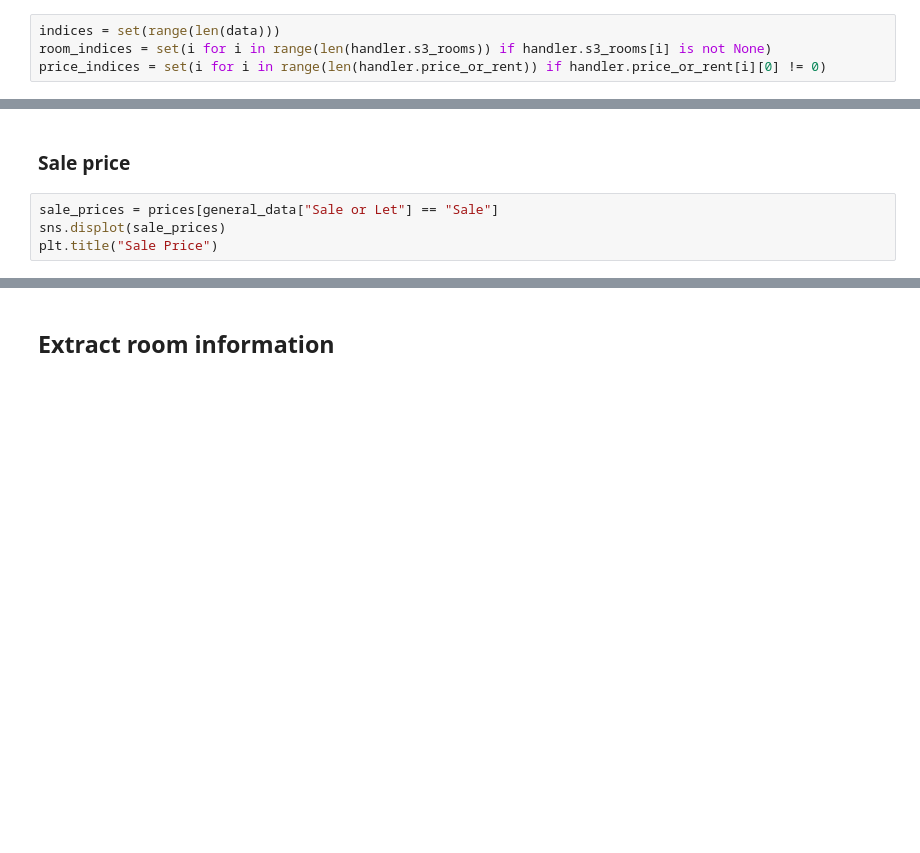
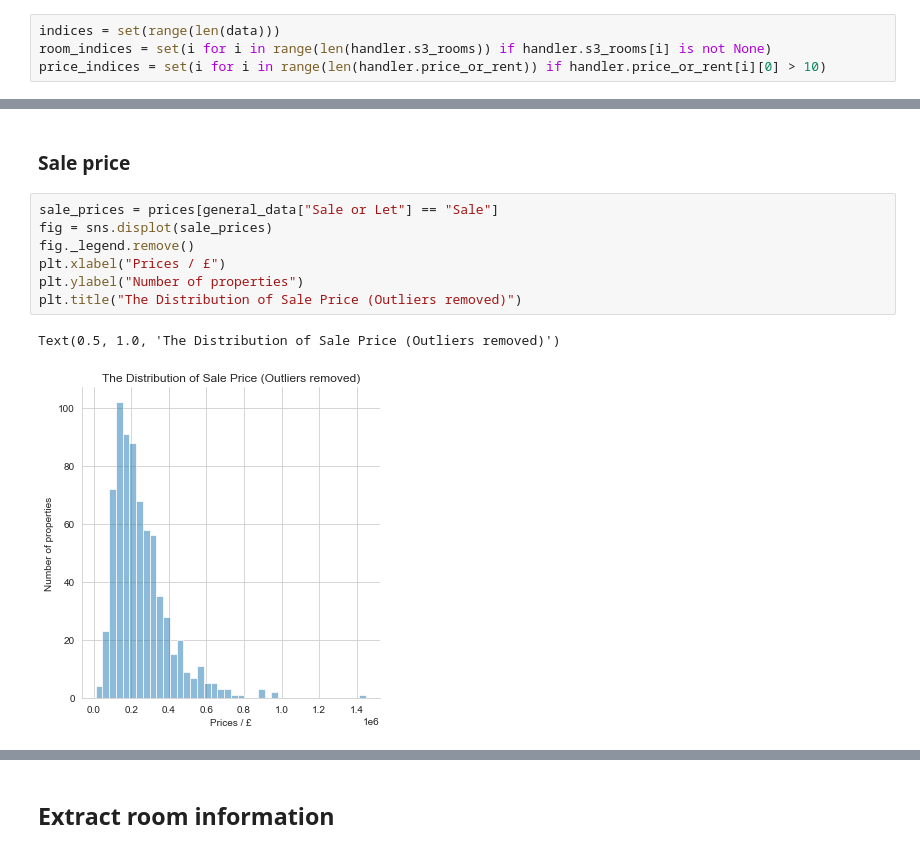
Before and after one commit to luowx0905/Individual-Project, a Jupyter notebook: sell property/read_dataset/create_input_data.ipynb, the cells around one changed output, grey strips where cells are left out. Saved outputs shown, nothing was run; the diff lists cells and outputs as text; blank space fills up the shorter version.

Commit message:
Update outlier removal

```diff
--- a/sell property/read_dataset/create_input_data.ipynb
+++ b/sell property/read_dataset/create_input_data.ipynb
@@ -31,7 +31,7 @@ for p in price:
 # %%
 indices = set(range(len(data)))
 room_indices = set(i for i in range(len(handler.s3_rooms)) if handler.s3_rooms[i] is not None)
-price_indices = set(i for i in range(len(handler.price_or_rent)) if handler.price_or_rent[i][0] != 0)
+price_indices = set(i for i in range(len(handler.price_or_rent)) if handler.price_or_rent[i][0] > 10)
 # %%
 valid_indices = indices & room_indices & price_indices
 # %% [markdown]
@@ -80,7 +93,13 @@ prices = prices.rename(index=rename_dict)
 ### Sale price
 # %%
 sale_prices = prices[general_data["Sale or Let"] == "Sale"]
-sns.displot(sale_prices)
-plt.title("Sale Price")
+fig = sns.displot(sale_prices)
+fig._legend.remove()
+plt.xlabel("Prices / £")
+plt.ylabel("Number of properties")
+plt.title("The Distribution of Sale Price (Outliers removed)")
+# %% [output]
+Text(0.5, 1.0, 'The Distribution of Sale Price (Outliers removed)')
+[figure, added]
 # %%
 rental_price = prices[general_data["Sale or Let"] == "Rental"]
```
Also changed, not shown: parts of 4 cells of this notebook, 7 other files.
